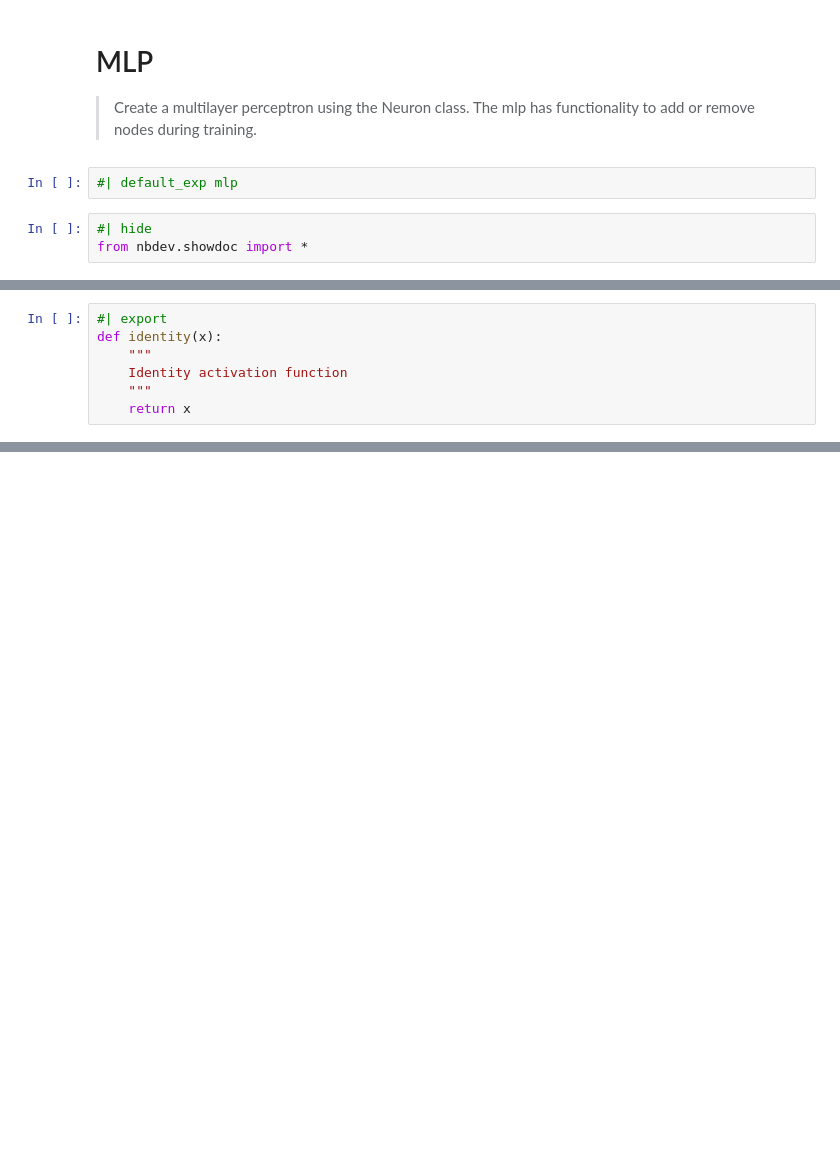
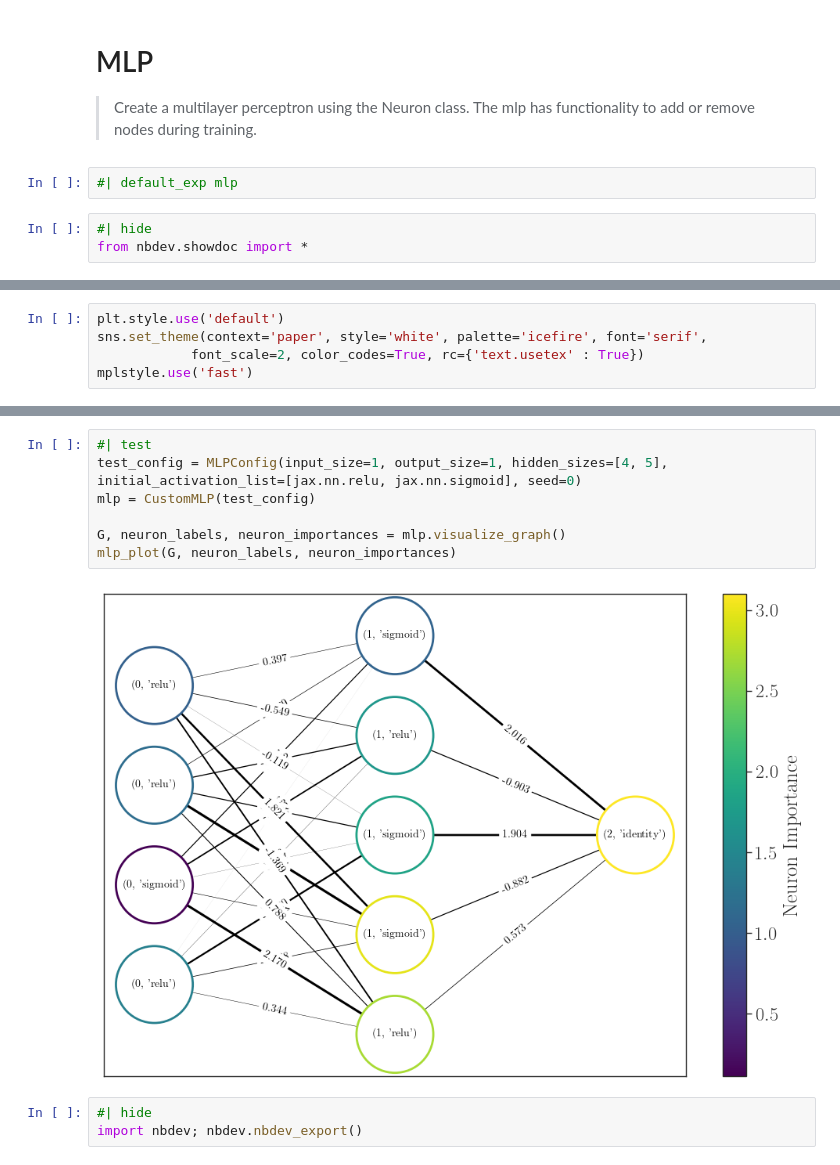
Before and after one commit to ParticularlyPythonicBS/NeuralNetworkEvolution, a Jupyter notebook: nbs/03_MLP.ipynb, the cells around one changed output, grey strips where cells are left out. Cells and saved outputs as stored; diff of their text form; blank space fills up the shorter version.

Commit message:
added MLP adjacency matrices and graph visualization

```diff
--- a/nbs/03_MLP.ipynb
+++ b/nbs/03_MLP.ipynb
@@ -17,10 +26,8 @@ from NeuralNetworkEvolution.neuron import Neuron
-# %%
-#| export
-def identity(x):
-    """
-    Identity activation function
-    """
-    return x
+# %%
+plt.style.use('default')
+sns.set_theme(context='paper', style='white', palette='icefire', font='serif',
+            font_scale=2, color_codes=True, rc={'text.usetex' : True})
+mplstyle.use('fast')
 # %%
 class CustomMLP(eqx.Module):
     layers: list
@@ -107,0 +203,12 @@ class CustomMLP(eqx.Module):
+# %%
+#| test
+test_config = MLPConfig(input_size=1, output_size=1, hidden_sizes=[4, 5], initial_activation_list=[jax.nn.relu, jax.nn.sigmoid], seed=0)
+mlp = CustomMLP(test_config)
+
+G, neuron_labels, neuron_importances = mlp.visualize_graph()
+mlp_plot(G, neuron_labels, neuron_importances)
+# %% [output]
+[figure, added]
+# %%
+#| hide
+import nbdev; nbdev.nbdev_export()
```
Also changed, not shown: parts of 4 cells of this notebook, 7 other files.
